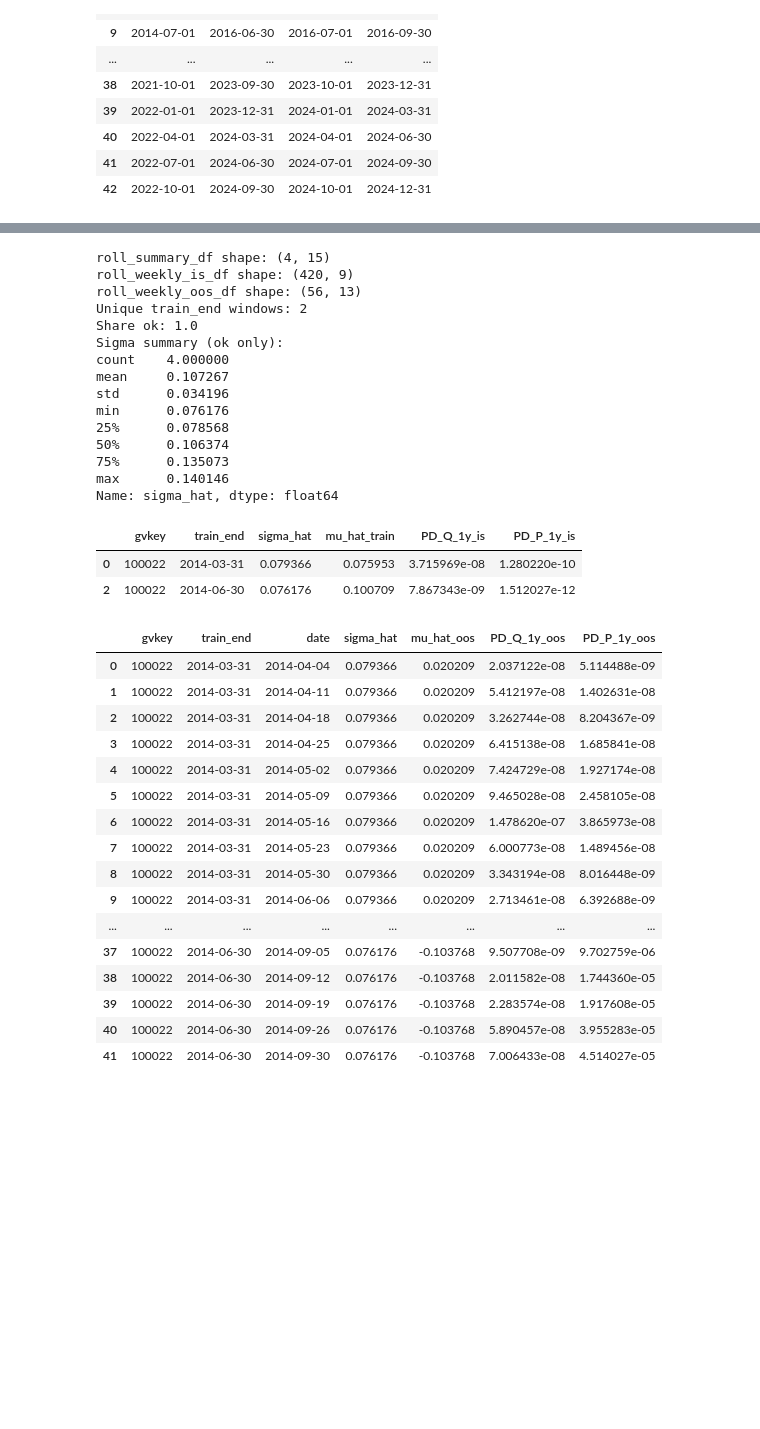
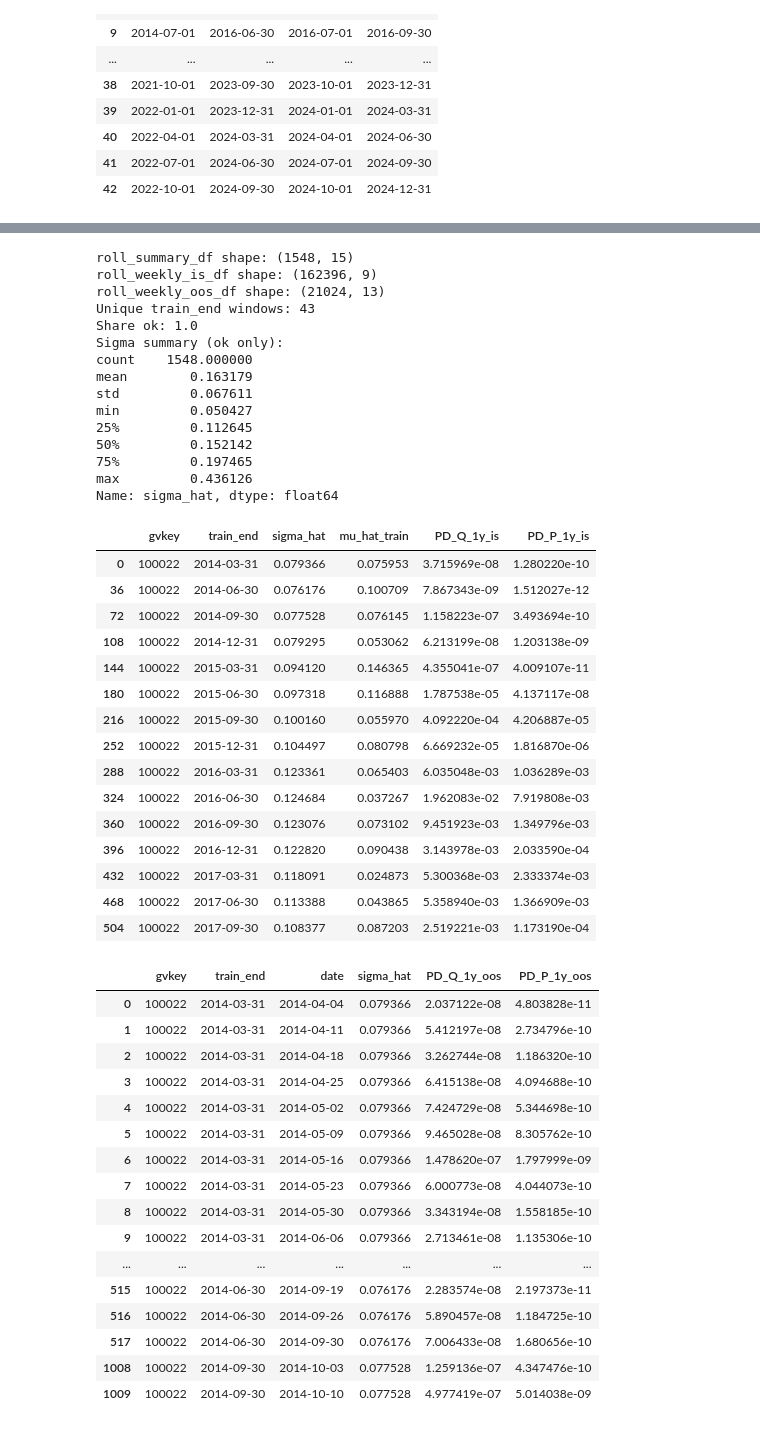
Before and after one commit to keenanveronica/Merton_NIGbayesian, a Jupyter notebook: merton_rolling_afonso.ipynb, the cells around one changed output, grey strips where cells are left out. Cells and saved outputs as stored; diff of their text form; code cells hidden in the pictures; blank space fills up the shorter version.

```diff
--- a/merton_rolling_afonso.ipynb
+++ b/merton_rolling_afonso.ipynb
@@ -168,7 +168,7 @@ MIN_DAILY_ROWS = 10
 LAST_TRAIN_END = (DATA_END - pd.offsets.QuarterEnd(1))  # e.g., 2024-09-30
 
 # Debug / runtime control: start small, then scale up.
-MAX_FIRMS = 2   # e.g. 2 for quick test; None for all firms
+MAX_FIRMS = None      # e.g. 2 for quick test; None for all firms
 MAX_WINDOWS = None # e.g. 2 for quick test; None for all windows
 
 
@@ -558,61 +561,74 @@ print("Unique train_end windows:", roll_summary_df["train_end"].nunique() if "tr
 
 # Basic validity checks
 if not roll_summary_df.empty:
     print("Share ok:", roll_summary_df["ok"].mean() if "ok" in roll_summary_df.columns else None)
     print("Sigma summary (ok only):")
     print(roll_summary_df.loc[roll_summary_df["ok"] == True, "sigma_hat"].describe())
 
 # Peek one firm across time
 if not roll_summary_df.empty:
     g0 = roll_summary_df.loc[roll_summary_df["ok"] == True, "gvkey"].astype(str).unique()
     if len(g0):
         example = g0[0]
         display(
             roll_summary_df[(roll_summary_df["gvkey"] == example) & (roll_summary_df["ok"] == True)]
             [["gvkey","train_end","sigma_hat","mu_hat_train","PD_Q_1y_is","PD_P_1y_is"]]
             .head(15)
         )
 
 # Peek OOS PDs for same firm
 if not roll_weekly_oos_df.empty and len(g0):
     display(
         roll_weekly_oos_df[roll_weekly_oos_df["gvkey"] == example]
-        [["gvkey","train_end","date","sigma_hat","mu_hat_oos","PD_Q_1y_oos","PD_P_1y_oos"]]
+        [["gvkey","train_end","date","sigma_hat","PD_Q_1y_oos","PD_P_1y_oos"]]
         .head(30)
     )
 # %% [output]
-roll_summary_df shape: (4, 15)
-roll_weekly_is_df shape: (420, 9)
-roll_weekly_oos_df shape: (56, 13)
-Unique train_end windows: 2
+roll_summary_df shape: (1548, 15)
+roll_weekly_is_df shape: (162396, 9)
+roll_weekly_oos_df shape: (21024, 13)
+Unique train_end windows: 43
 Share ok: 1.0
 Sigma summary (ok only):
-count    4.000000
-mean     0.107267
-std      0.034196
-min      0.076176
-25%      0.078568
-50%      0.106374
-75%      0.135073
-max      0.140146
+count    1548.000000
+mean        0.163179
+std         0.067611
+min         0.050427
+25%         0.112645
+50%         0.152142
+75%         0.197465
+max         0.436126
 Name: sigma_hat, dtype: float64
 |  | gvkey | train_end | sigma_hat | mu_hat_train | PD_Q_1y_is | PD_P_1y_is |
 | 0 | 100022 | 2014-03-31 | 0.079366 | 0.075953 | 3.715969e-08 | 1.280220e-10 |
-| 2 | 100022 | 2014-06-30 | 0.076176 | 0.100709 | 7.867343e-09 | 1.512027e-12 |
+| 36 | 100022 | 2014-06-30 | 0.076176 | 0.100709 | 7.867343e-09 | 1.512027e-12 |
+| 72 | 100022 | 2014-09-30 | 0.077528 | 0.076145 | 1.158223e-07 | 3.493694e-10 |
+| 108 | 100022 | 2014-12-31 | 0.079295 | 0.053062 | 6.213199e-08 | 1.203138e-09 |
+| 144 | 100022 | 2015-03-31 | 0.094120 | 0.146365 | 4.355041e-07 | 4.009107e-11 |
+| 180 | 100022 | 2015-06-30 | 0.097318 | 0.116888 | 1.787538e-05 | 4.137117e-08 |
+| 216 | 100022 | 2015-09-30 | 0.100160 | 0.055970 | 4.092220e-04 | 4.206887e-05 |
+| 252 | 100022 | 2015-12-31 | 0.104497 | 0.080798 | 6.669232e-05 | 1.816870e-06 |
+| 288 | 100022 | 2016-03-31 | 0.123361 | 0.065403 | 6.035048e-03 | 1.036289e-03 |
+| 324 | 100022 | 2016-06-30 | 0.124684 | 0.037267 | 1.962083e-02 | 7.919808e-03 |
+| 360 | 100022 | 2016-09-30 | 0.123076 | 0.073102 | 9.451923e-03 | 1.349796e-03 |
+| 396 | 100022 | 2016-12-31 | 0.122820 | 0.090438 | 3.143978e-03 | 2.033590e-04 |
+| 432 | 100022 | 2017-03-31 | 0.118091 | 0.024873 | 5.300368e-03 | 2.333374e-03 |
+| 468 | 100022 | 2017-06-30 | 0.113388 | 0.043865 | 5.358940e-03 | 1.366909e-03 |
+| 504 | 100022 | 2017-09-30 | 0.108377 | 0.087203 | 2.519221e-03 | 1.173190e-04 |
-|  | gvkey | train_end | date | sigma_hat | mu_hat_oos | PD_Q_1y_oos | PD_P_1y_oos |
-| 0 | 100022 | 2014-03-31 | 2014-04-04 | 0.079366 | 0.020209 | 2.037122e-08 | 5.114488e-09 |
-| 1 | 100022 | 2014-03-31 | 2014-04-11 | 0.079366 | 0.020209 | 5.412197e-08 | 1.402631e-08 |
-| 2 | 100022 | 2014-03-31 | 2014-04-18 | 0.079366 | 0.020209 | 3.262744e-08 | 8.204367e-09 |
-| 3 | 100022 | 2014-03-31 | 2014-04-25 | 0.079366 | 0.020209 | 6.415138e-08 | 1.685841e-08 |
-| 4 | 100022 | 2014-03-31 | 2014-05-02 | 0.079366 | 0.020209 | 7.424729e-08 | 1.927174e-08 |
-| 5 | 100022 | 2014-03-31 | 2014-05-09 | 0.079366 | 0.020209 | 9.465028e-08 | 2.458105e-08 |
-| 6 | 100022 | 2014-03-31 | 2014-05-16 | 0.079366 | 0.020209 | 1.478620e-07 | 3.865973e-08 |
-| 7 | 100022 | 2014-03-31 | 2014-05-23 | 0.079366 | 0.020209 | 6.000773e-08 | 1.489456e-08 |
-| 8 | 100022 | 2014-03-31 | 2014-05-30 | 0.079366 | 0.020209 | 3.343194e-08 | 8.016448e-09 |
-| 9 | 100022 | 2014-03-31 | 2014-06-06 | 0.079366 | 0.020209 | 2.713461e-08 | 6.392688e-09 |
-| ... | ... | ... | ... | ... | ... | ... | ... |
-| 37 | 100022 | 2014-06-30 | 2014-09-05 | 0.076176 | -0.103768 | 9.507708e-09 | 9.702759e-06 |
-| 38 | 100022 | 2014-06-30 | 2014-09-12 | 0.076176 | -0.103768 | 2.011582e-08 | 1.744360e-05 |
-| 39 | 100022 | 2014-06-30 | 2014-09-19 | 0.076176 | -0.103768 | 2.283574e-08 | 1.917608e-05 |
-| 40 | 100022 | 2014-06-30 | 2014-09-26 | 0.076176 | -0.103768 | 5.890457e-08 | 3.955283e-05 |
-| 41 | 100022 | 2014-06-30 | 2014-09-30 | 0.076176 | -0.103768 | 7.006433e-08 | 4.514027e-05 |
+|  | gvkey | train_end | date | sigma_hat | PD_Q_1y_oos | PD_P_1y_oos |
+| 0 | 100022 | 2014-03-31 | 2014-04-04 | 0.079366 | 2.037122e-08 | 4.803828e-11 |
+| 1 | 100022 | 2014-03-31 | 2014-04-11 | 0.079366 | 5.412197e-08 | 2.734796e-10 |
+| 2 | 100022 | 2014-03-31 | 2014-04-18 | 0.079366 | 3.262744e-08 | 1.186320e-10 |
+| 3 | 100022 | 2014-03-31 | 2014-04-25 | 0.079366 | 6.415138e-08 | 4.094688e-10 |
+| 4 | 100022 | 2014-03-31 | 2014-05-02 | 0.079366 | 7.424729e-08 | 5.344698e-10 |
+| 5 | 100022 | 2014-03-31 | 2014-05-09 | 0.079366 | 9.465028e-08 | 8.305762e-10 |
+| 6 | 100022 | 2014-03-31 | 2014-05-16 | 0.079366 | 1.478620e-07 | 1.797999e-09 |
+| 7 | 100022 | 2014-03-31 | 2014-05-23 | 0.079366 | 6.000773e-08 | 4.044073e-10 |
+| 8 | 100022 | 2014-03-31 | 2014-05-30 | 0.079366 | 3.343194e-08 | 1.558185e-10 |
+| 9 | 100022 | 2014-03-31 | 2014-06-06 | 0.079366 | 2.713461e-08 | 1.135306e-10 |
+| ... | ... | ... | ... | ... | ... | ... |
+| 515 | 100022 | 2014-06-30 | 2014-09-19 | 0.076176 | 2.283574e-08 | 2.197373e-11 |
+| 516 | 100022 | 2014-06-30 | 2014-09-26 | 0.076176 | 5.890457e-08 | 1.184725e-10 |
+| 517 | 100022 | 2014-06-30 | 2014-09-30 | 0.076176 | 7.006433e-08 | 1.680656e-10 |
+| 1008 | 100022 | 2014-09-30 | 2014-10-03 | 0.077528 | 1.259136e-07 | 4.347476e-10 |
+| 1009 | 100022 | 2014-09-30 | 2014-10-10 | 0.077528 | 4.977419e-07 | 5.014038e-09 |
```
Also changed, not shown: parts of 6 cells of this notebook, 1 other file.
